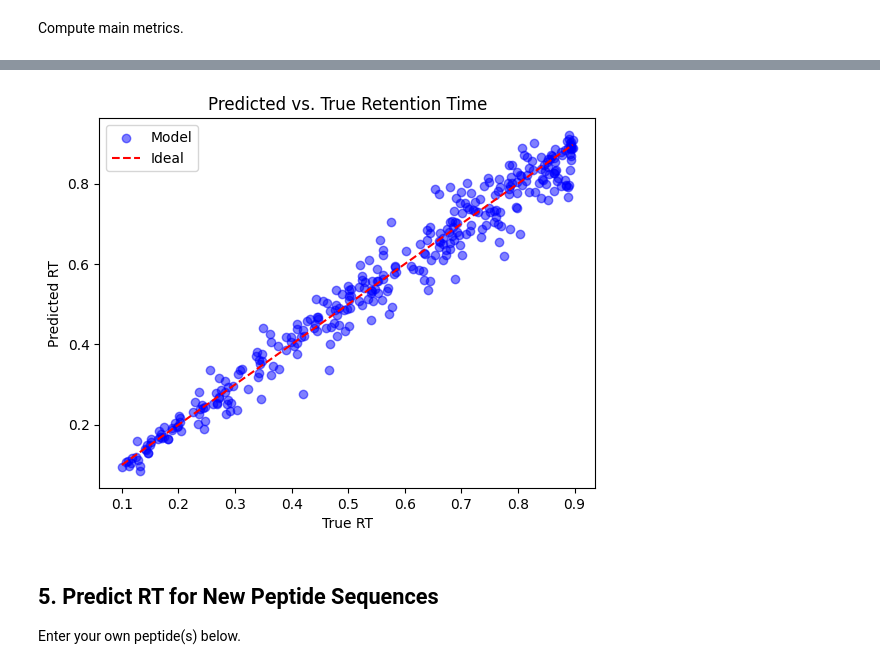
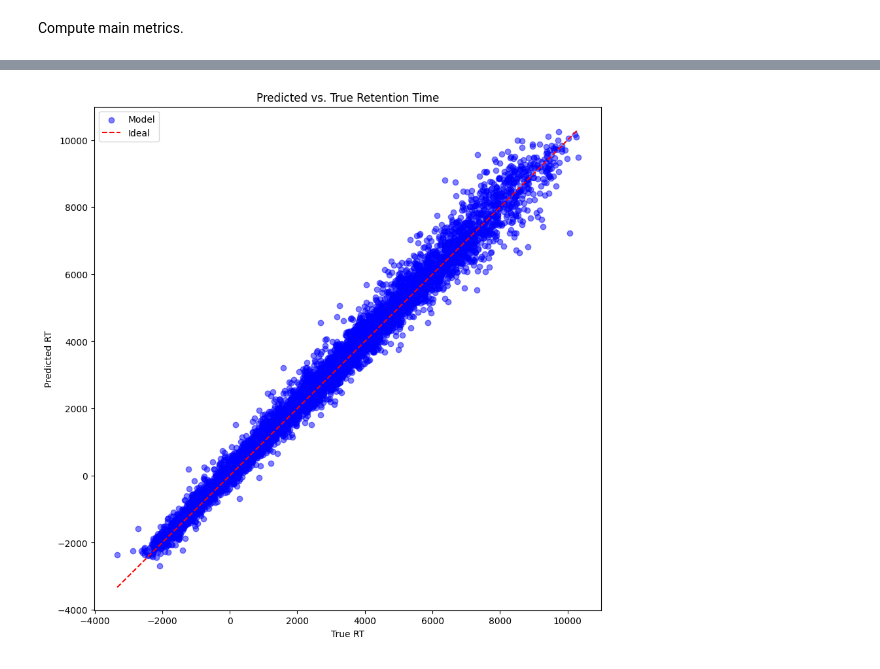
Before and after one commit to maksanm/Transformer-peptide-RT-prediction, a Jupyter notebook: PeptideRT_Decoder_Eval.ipynb, the cells around one changed output, grey strips where cells are left out. Drawn from its saved outputs; the diff is of its cells as text; code cells hidden in the pictures.

Commit message:
Add misc_dia dataset; code refactors, improvements, and adjustments; update final notebooks version

```diff
--- a/PeptideRT_Decoder_Eval.ipynb
+++ b/PeptideRT_Decoder_Eval.ipynb
@@ -22,13 +22,13 @@ import numpy as np
 ## 2. Configuration
 Set paths and model parameters (must match training!).
 # %%
-DATA_PATH = "data/mouse.txt"
-MODEL_PATH = "rt_decoder_model.pt"
+DATA_PATH = "data/misc_dia.txt"
+MODEL_PATH = "models/rt_decoder_model_misc_dia_64_4_4_5.pt"
 
-D_MODEL = 128
-N_HEADS = 8
-N_QUERIES = 3
-N_LAYERS = 10
+D_MODEL = 64
+N_HEADS = 4
+N_QUERIES = 4
+N_LAYERS = 5
 
 DEVICE = "cuda" if torch.cuda.is_available() else "cpu"
 print("Using device:", DEVICE)
@@ -42,7 +42,7 @@ tokenizer = AATokenizer()
 dataset = PeptideRTDataset(DATA_PATH, tokenizer)
 
 # Use the same split as in training
-_, val_ds = split_dataset(dataset, val_ratio=0.1, seed=42)
+_, val_ds = split_dataset(dataset, val_ratio=0.05, seed=42)
 coll = lambda b: collate(b, tokenizer.pad_id)
 val_loader = DataLoader(val_ds, batch_size=64, shuffle=False, collate_fn=coll)
 
@@ -63,5 +63,5 @@ model=model.to(DEVICE)
 
 model.load_state_dict(torch.load(MODEL_PATH, map_location=DEVICE))
 model.eval()
-print("Model loaded.")
+print(f"Model size: {sum(p.numel() for p in model.parameters() if p.requires_grad)} parameters")
 # %% [output]
@@ -69,15 +69,24 @@ Model loaded.
 # %% [markdown]
 ## 4. Evaluate on Validation Set
 # %%
-all_preds, all_targets = [], []
+# Get predictions and targets
+all_preds, all_targets, all_peptides = [], [], []
 
 with torch.no_grad():
-    for seqs, mask, rts in val_loader:
+    model.eval()
+    for batch in val_loader:
+        seqs, mask, rts = batch
         seqs, mask = seqs.to(DEVICE), mask.to(DEVICE)
         preds = model(seqs, mask).cpu().numpy()
+
         all_preds.append(preds)
         all_targets.append(rts.numpy())
 
+        # Decode each sequence in the batch
+        # seqs is a tensor of shape (batch_size, seq_len)
+        decoded_batch = [dataset.tok.decode(seq.cpu().tolist()) for seq in seqs]
+        all_peptides.extend(decoded_batch)
+
 all_preds = np.concatenate(all_preds)
 all_targets = np.concatenate(all_targets)
 # %% [markdown]
@@ -101,16 +118,14 @@ Spearman  : 0.97673
 # %%
 import matplotlib.pyplot as plt
 
+plt.figure(figsize=(10, 10))
 plt.scatter(all_targets, all_preds, alpha=0.5, label="Model", color="blue")
 plt.xlabel("True RT")
 plt.ylabel("Predicted RT")
 plt.title("Predicted vs. True Retention Time")
 plt.plot([all_targets.min(), all_targets.max()],
          [all_targets.min(), all_targets.max()], 'r--', label="Ideal")
 plt.legend()
 plt.show()
 # %% [output]
-[figure, old version]
+[figure, new version]
-# %% [markdown]
-## 5. Predict RT for New Peptide Sequences
-Enter your own peptide(s) below.
```
Also changed, not shown: parts of 8 cells of this notebook, 19 other files.
